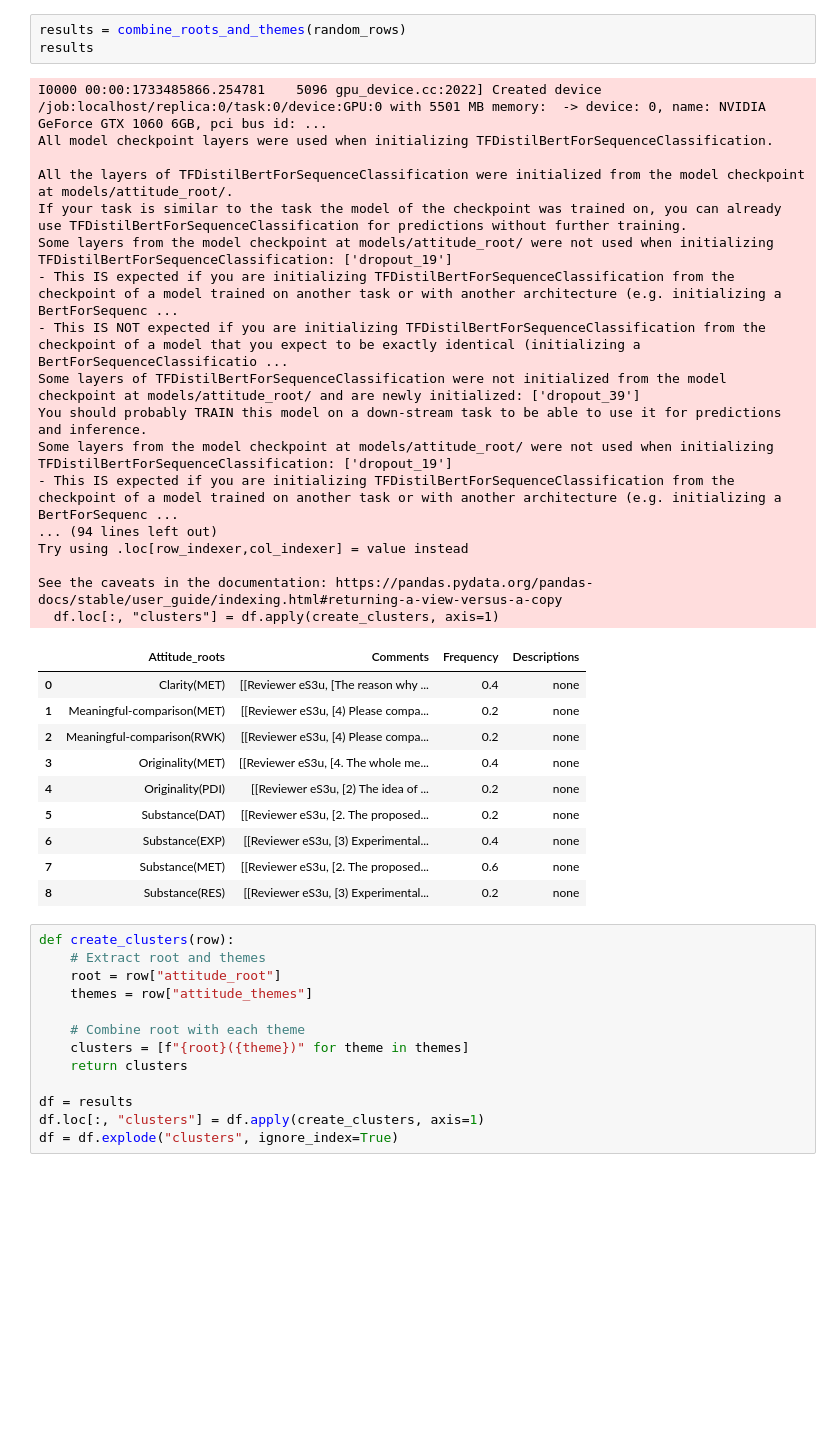
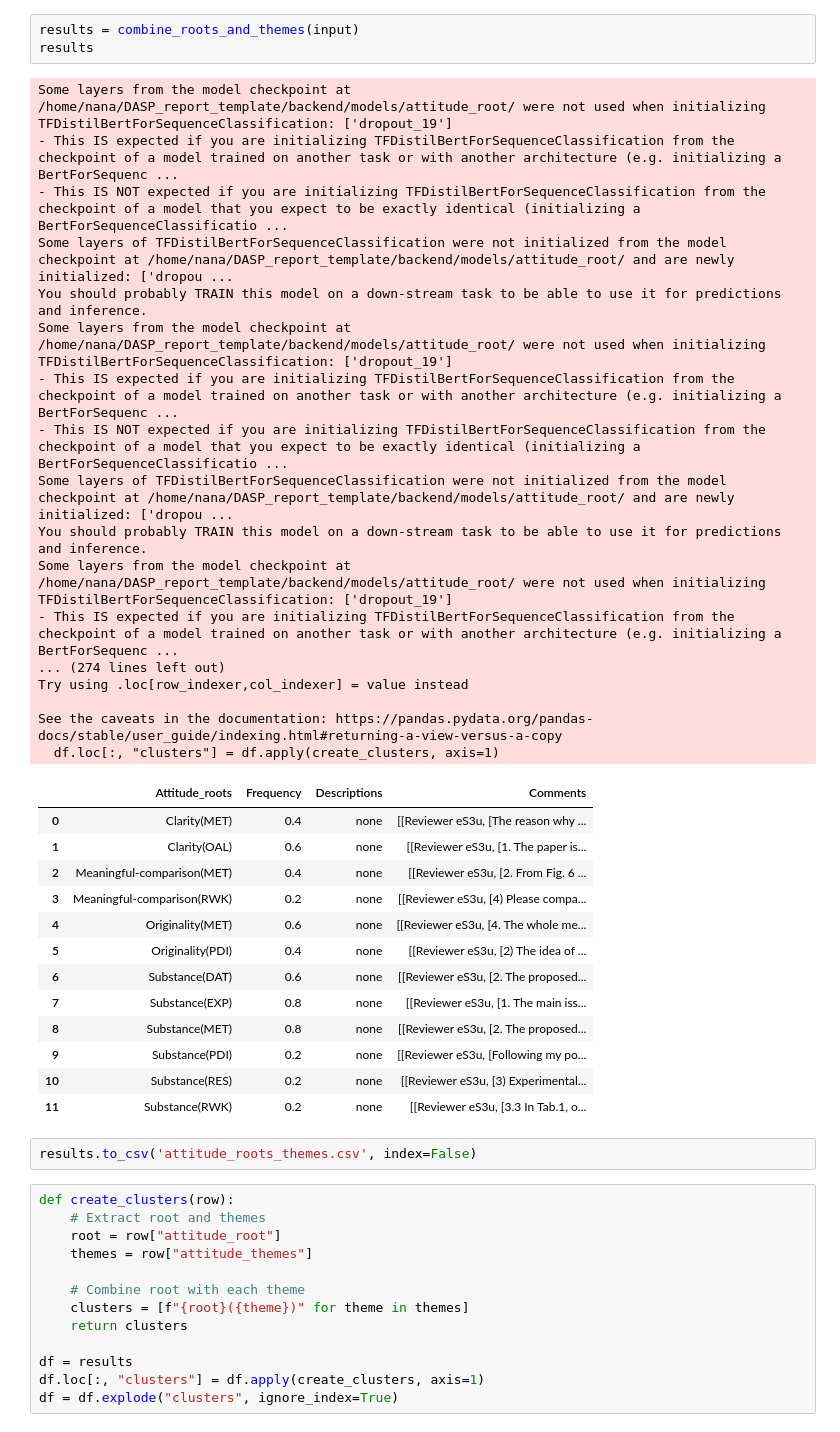
Before and after one commit to sukannyapurkayastha/DASP_report_template, a Jupyter notebook: backend/check_backend_functionality.ipynb, the cells around one changed output. Drawn from its saved outputs; the diff is of its cells as text; blank space fills up the shorter version.

```diff
--- a/backend/check_backend_functionality.ipynb
+++ b/backend/check_backend_functionality.ipynb
@@ -33,34 +27,39 @@ To enable the following instructions: AVX2 AVX512F FMA, in other operations, reb
 # %%
-results = combine_roots_and_themes(random_rows)
+results = combine_roots_and_themes(input)
 results
 # %% [output]
-I0000 00:00:1733485866.254781    5096 gpu_device.cc:2022] Created device /job:localhost/replica:0/task:0/device:GPU:0 with 5501 MB memory:  -> device: 0, name: NVIDIA GeForce GTX 1060 6GB, pci bus id: ...
-All model checkpoint layers were used when initializing TFDistilBertForSequenceClassification.
-
-All the layers of TFDistilBertForSequenceClassification were initialized from the model checkpoint at models/attitude_root/.
-If your task is similar to the task the model of the checkpoint was trained on, you can already use TFDistilBertForSequenceClassification for predictions without further training.
-Some layers from the model checkpoint at models/attitude_root/ were not used when initializing TFDistilBertForSequenceClassification: ['dropout_19']
+Some layers from the model checkpoint at /home/nana/DASP_report_template/backend/models/attitude_root/ were not used when initializing TFDistilBertForSequenceClassification: ['dropout_19']
 - This IS expected if you are initializing TFDistilBertForSequenceClassification from the checkpoint of a model trained on another task or with another architecture (e.g. initializing a BertForSequenc ...
 - This IS NOT expected if you are initializing TFDistilBertForSequenceClassification from the checkpoint of a model that you expect to be exactly identical (initializing a BertForSequenceClassificatio ...
-Some layers of TFDistilBertForSequenceClassification were not initialized from the model checkpoint at models/attitude_root/ and are newly initialized: ['dropout_39']
+Some layers of TFDistilBertForSequenceClassification were not initialized from the model checkpoint at /home/nana/DASP_report_template/backend/models/attitude_root/ and are newly initialized: ['dropou ...
 You should probably TRAIN this model on a down-stream task to be able to use it for predictions and inference.
-Some layers from the model checkpoint at models/attitude_root/ were not used when initializing TFDistilBertForSequenceClassification: ['dropout_19']
+Some layers from the model checkpoint at /home/nana/DASP_report_template/backend/models/attitude_root/ were not used when initializing TFDistilBertForSequenceClassification: ['dropout_19']
 - This IS expected if you are initializing TFDistilBertForSequenceClassification from the checkpoint of a model trained on another task or with another architecture (e.g. initializing a BertForSequenc ...
-... (94 lines left out)
+- This IS NOT expected if you are initializing TFDistilBertForSequenceClassification from the checkpoint of a model that you expect to be exactly identical (initializing a BertForSequenceClassificatio ...
+Some layers of TFDistilBertForSequenceClassification were not initialized from the model checkpoint at /home/nana/DASP_report_template/backend/models/attitude_root/ and are newly initialized: ['dropou ...
+You should probably TRAIN this model on a down-stream task to be able to use it for predictions and inference.
+Some layers from the model checkpoint at /home/nana/DASP_report_template/backend/models/attitude_root/ were not used when initializing TFDistilBertForSequenceClassification: ['dropout_19']
+- This IS expected if you are initializing TFDistilBertForSequenceClassification from the checkpoint of a model trained on another task or with another architecture (e.g. initializing a BertForSequenc ...
+... (274 lines left out)
 Try using .loc[row_indexer,col_indexer] = value instead
 
 See the caveats in the documentation: https://pandas.pydata.org/pandas-docs/stable/user_guide/indexing.html#returning-a-view-versus-a-copy
   df.loc[:, "clusters"] = df.apply(create_clusters, axis=1)
-|  | Attitude_roots | Comments | Frequency | Descriptions |
-| 0 | Clarity(MET) | [[Reviewer eS3u, [The reason why ... | 0.4 | none |
-| 1 | Meaningful-comparison(MET) | [[Reviewer eS3u, [4) Please compa... | 0.2 | none |
-| 2 | Meaningful-comparison(RWK) | [[Reviewer eS3u, [4) Please compa... | 0.2 | none |
-| 3 | Originality(MET) | [[Reviewer eS3u, [4. The whole me... | 0.4 | none |
-| 4 | Originality(PDI) | [[Reviewer eS3u, [2) The idea of ... | 0.2 | none |
-| 5 | Substance(DAT) | [[Reviewer eS3u, [2. The proposed... | 0.2 | none |
-| 6 | Substance(EXP) | [[Reviewer eS3u, [3) Experimental... | 0.4 | none |
-| 7 | Substance(MET) | [[Reviewer eS3u, [2. The proposed... | 0.6 | none |
-| 8 | Substance(RES) | [[Reviewer eS3u, [3) Experimental... | 0.2 | none |
+|  | Attitude_roots | Frequency | Descriptions | Comments |
+| 0 | Clarity(MET) | 0.4 | none | [[Reviewer eS3u, [The reason why ... |
+| 1 | Clarity(OAL) | 0.6 | none | [[Reviewer eS3u, [1. The paper is... |
+| 2 | Meaningful-comparison(MET) | 0.4 | none | [[Reviewer eS3u, [2. From Fig. 6 ... |
+| 3 | Meaningful-comparison(RWK) | 0.2 | none | [[Reviewer eS3u, [4) Please compa... |
+| 4 | Originality(MET) | 0.6 | none | [[Reviewer eS3u, [4. The whole me... |
+| 5 | Originality(PDI) | 0.4 | none | [[Reviewer eS3u, [2) The idea of ... |
+| 6 | Substance(DAT) | 0.6 | none | [[Reviewer eS3u, [2. The proposed... |
+| 7 | Substance(EXP) | 0.8 | none | [[Reviewer eS3u, [1. The main iss... |
+| 8 | Substance(MET) | 0.8 | none | [[Reviewer eS3u, [2. The proposed... |
+| 9 | Substance(PDI) | 0.2 | none | [[Reviewer eS3u, [Following my po... |
+| 10 | Substance(RES) | 0.2 | none | [[Reviewer eS3u, [3) Experimental... |
+| 11 | Substance(RWK) | 0.2 | none | [[Reviewer eS3u, [3.3 In Tab.1, o... |
+# %%
+results.to_csv('attitude_roots_themes.csv', index=False)
 # %%
 def create_clusters(row):
     # Extract root and themes
```
Also changed, not shown: parts of 1 cell of this notebook, 3 other files.
